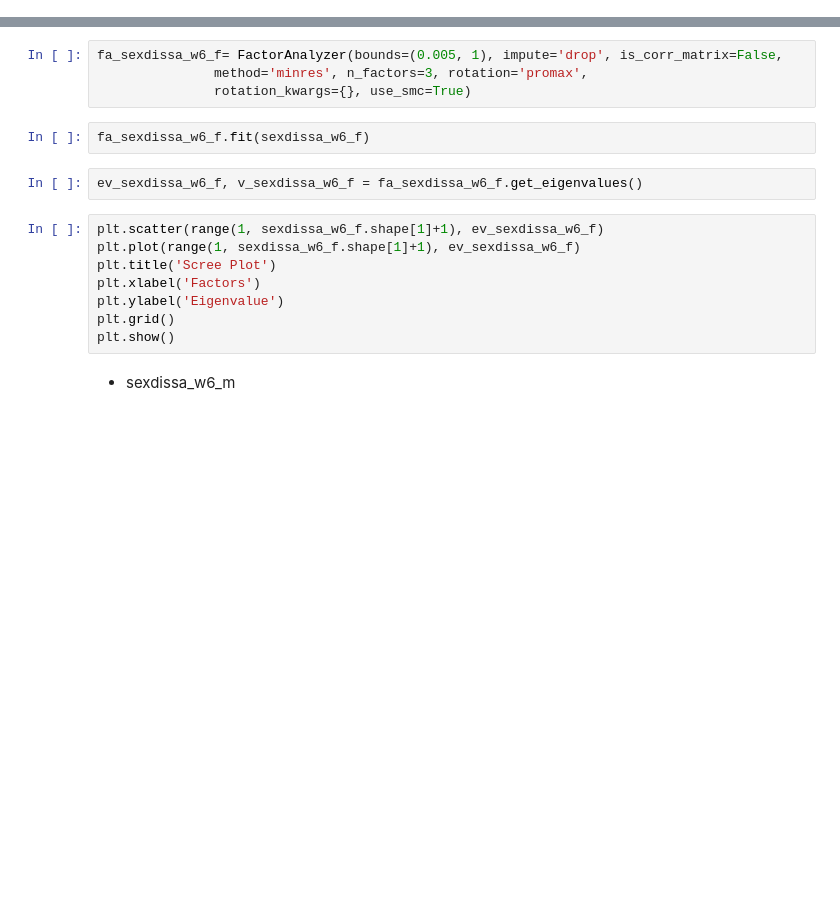
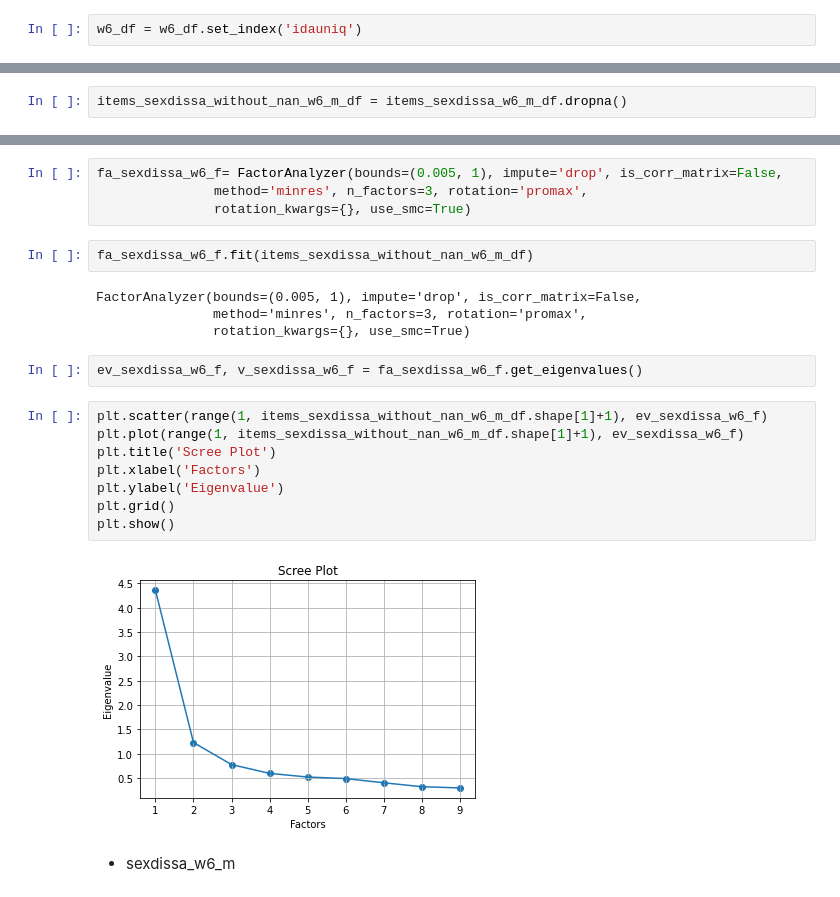
Before and after one commit to ateneatla/sexinsa_qol_ELSA, a Jupyter notebook: anexo.ipynb, the cells around one changed output, grey strips where cells are left out. Cells and saved outputs as stored; diff of their text form; blank space fills up the shorter version.

```diff
--- a/anexo.ipynb
+++ b/anexo.ipynb
@@ -94,0 +97,2 @@ w8_df: pd.core.frame.DataFrame = pd.read_spss('data/wave_8_elsa_data_eul_v2.sav'
+# %%
+w6_df = w6_df.set_index('idauniq')
@@ -1147,0 +1178,2 @@ Length: 2255, dtype: float64
+# %%
+items_sexdissa_without_nan_w6_m_df = items_sexdissa_w6_m_df.dropna()
@@ -1172,17 +1225,23 @@ fa_sexdissa_w6_f= FactorAnalyzer(bounds=(0.005, 1), impute='drop', is_corr_matri
                method='minres', n_factors=3, rotation='promax',
                rotation_kwargs={}, use_smc=True)
 # %%
-fa_sexdissa_w6_f.fit(sexdissa_w6_f)
+fa_sexdissa_w6_f.fit(items_sexdissa_without_nan_w6_m_df)
+# %% [output]
+FactorAnalyzer(bounds=(0.005, 1), impute='drop', is_corr_matrix=False,
+               method='minres', n_factors=3, rotation='promax',
+               rotation_kwargs={}, use_smc=True)
 # %%
 ev_sexdissa_w6_f, v_sexdissa_w6_f = fa_sexdissa_w6_f.get_eigenvalues()
 # %%
-plt.scatter(range(1, sexdissa_w6_f.shape[1]+1), ev_sexdissa_w6_f)
-plt.plot(range(1, sexdissa_w6_f.shape[1]+1), ev_sexdissa_w6_f)
+plt.scatter(range(1, items_sexdissa_without_nan_w6_m_df.shape[1]+1), ev_sexdissa_w6_f)
+plt.plot(range(1, items_sexdissa_without_nan_w6_m_df.shape[1]+1), ev_sexdissa_w6_f)
 plt.title('Scree Plot')
 plt.xlabel('Factors')
 plt.ylabel('Eigenvalue')
 plt.grid()
 plt.show()
+# %% [output]
+[figure, added]
 # %% [markdown]
 * sexdissa_w6_m
 # %% [markdown]
```
Also changed, not shown: parts of 28 cells of this notebook.
